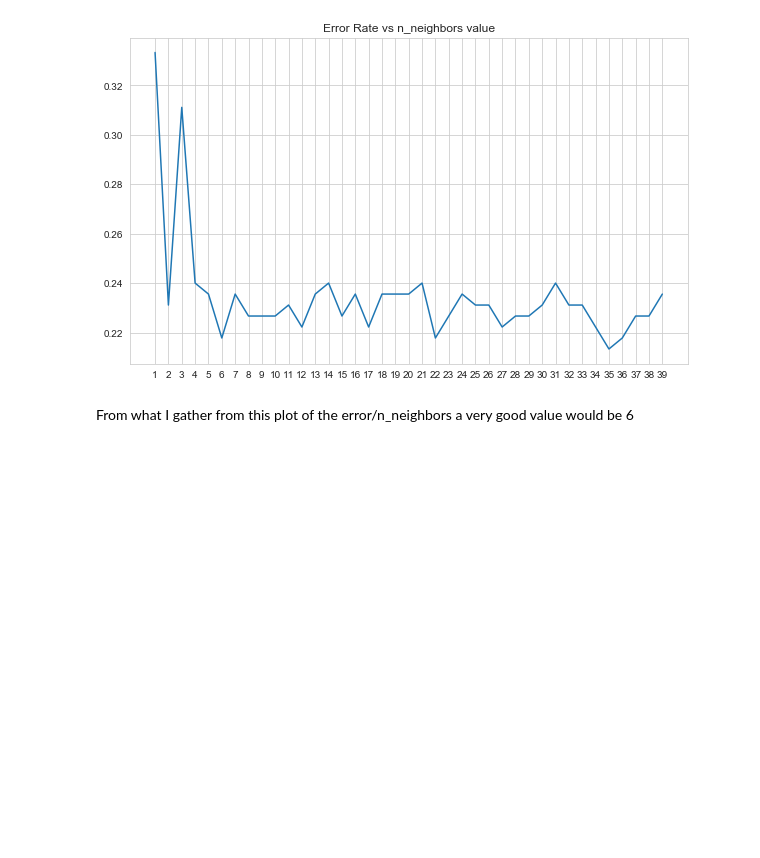
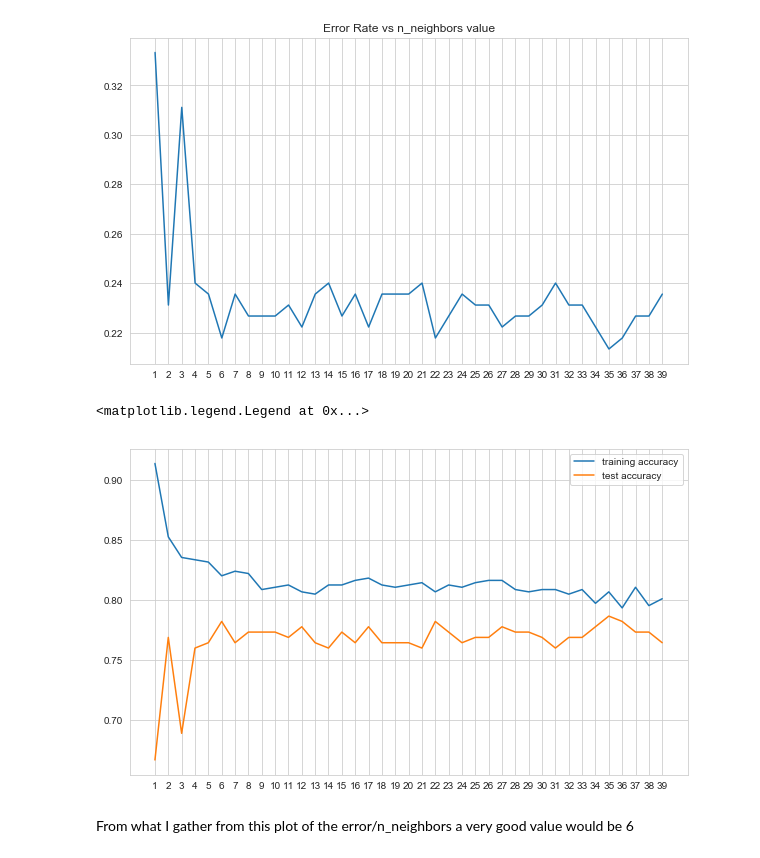
Before and after one commit to mageirakos/blood-transfusion-center, a Jupyter notebook: main.ipynb, the cells around one changed output. Cells and saved outputs as stored; diff of their text form; code cells hidden in the pictures; blank space fills up the shorter version.

Commit message:
Added training and test accuracy plot for KNN Classifier

```diff
--- a/main.ipynb
+++ b/main.ipynb
@@ -340,12 +340,16 @@ avg / total       0.73      0.77      0.74       225
 Better! But I need to find the best value for n_neighbors
 # %%
 error_rate = []
+training_accuracy = []
+test_accuracy = []
 # %%
 for i in range(1,40):
     knn = KNeighborsClassifier(n_neighbors=i)
     knn.fit(X_train_scaled,y_train)
     pred_i = knn.predict(X_test_scaled)
     error_rate.append(np.mean(pred_i != y_test))
+    training_accuracy.append(knn.score(X_train_scaled, y_train))
+    test_accuracy.append(knn.score(X_test_scaled,y_test))
 # %%
 plt.figure(figsize=(10,6))
 plt.plot(range(1,40),error_rate)
@@ -370,3 +374,12 @@ plt.xticks(range(1,40))
   <matplotlib.axis.XTick at 0x...>],
  <a list of 39 Text xticklabel objects>)
 [figure]
+# %%
+plt.figure(figsize=(10,6))
+plt.plot(range(1,40), training_accuracy, label='training accuracy')
+plt.plot(range(1,40), test_accuracy, label='test accuracy')
+plt.xticks(range(1,40))
+plt.legend()
+# %% [output]
+<matplotlib.legend.Legend at 0x...>
+[figure, added]
```
Also changed, not shown: parts of 1 cell of this notebook.
